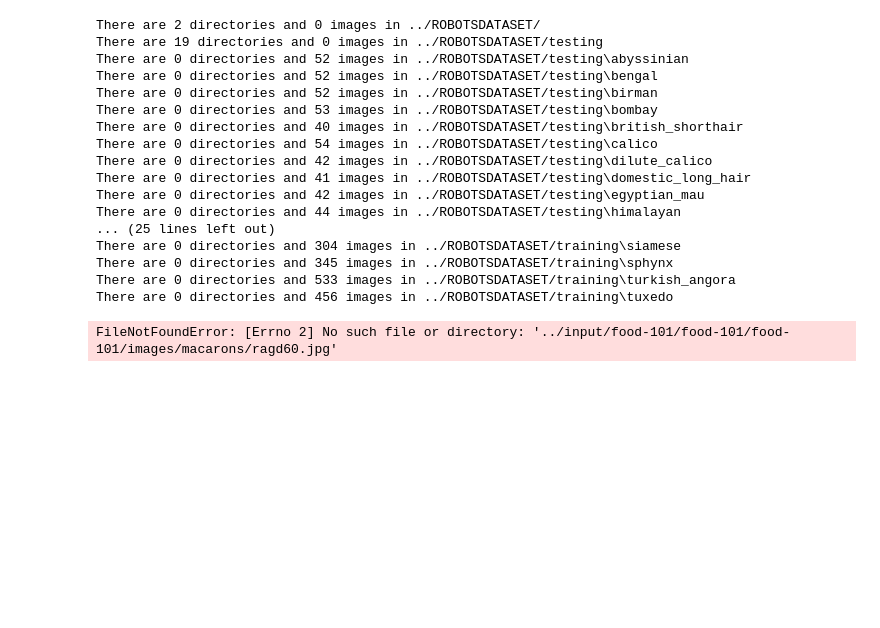
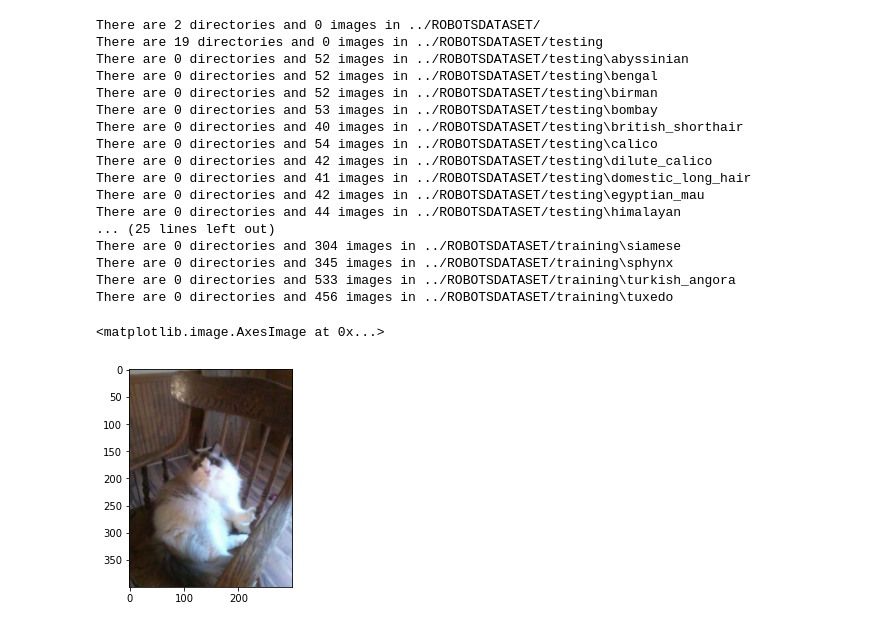
Before and after one commit to cat-pedigree/CatPedigree_ML_Model, a Jupyter notebook: preprocessing_data.ipynb, the cells around one changed output. Drawn from its saved outputs; the diff is of its cells as text; code cells hidden in the pictures; blank space fills up the shorter version.

```diff
--- a/preprocessing_data.ipynb
+++ b/preprocessing_data.ipynb
@@ -130,8 +130,9 @@ There are 0 directories and 456 images in ../ROBOTSDATASET/training\tuxedo
 # %%
 class_name = 'ragdoll'
 
 t = random.sample(os.listdir(f'../ROBOTSDATASET/training/{class_name}/'), 3)[0]
-ta=plt.imread(f'../input/food-101/food-101/food-101/images/macarons/{t}')
+ta=plt.imread(f'../ROBOTSDATASET/training/{class_name}/{t}')
 plt.imshow(ta)
 # %% [output]
-FileNotFoundError: [Errno 2] No such file or directory: '../input/food-101/food-101/food-101/images/macarons/ragd60.jpg'
+<matplotlib.image.AxesImage at 0x...>
+[figure, added]
```
